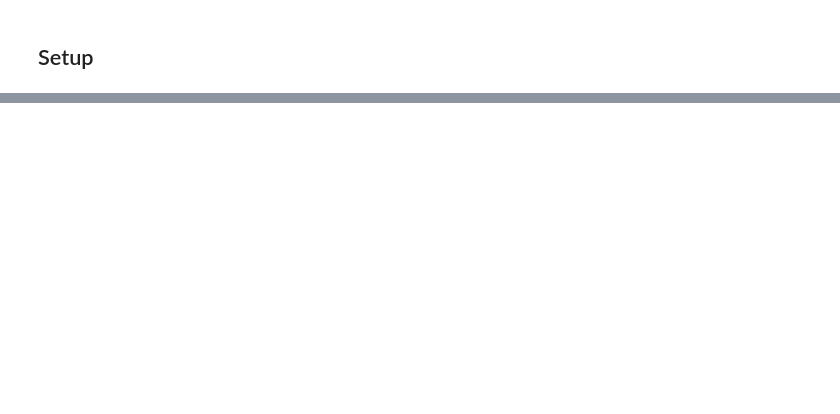
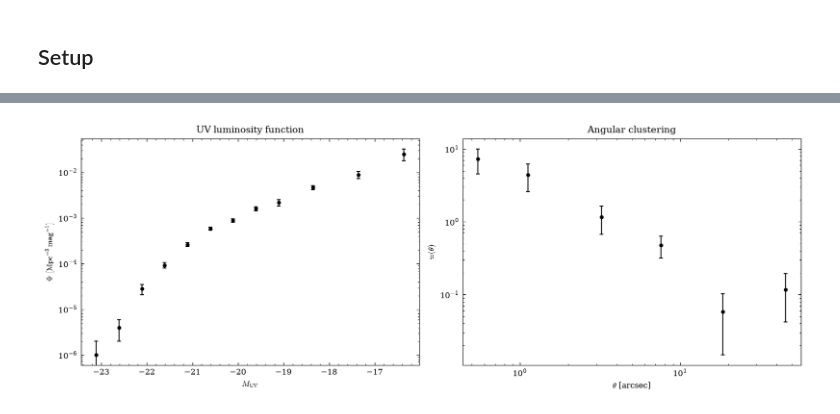
Before and after one commit to mShuntov/uvlf-hod, a Jupyter notebook: notebooks/validate_shuntov25.ipynb, the cells around one changed output, grey strips where cells are left out. Cells and saved outputs as stored; diff of their text form; code cells hidden in the pictures; blank space fills up the shorter version.

```diff
--- a/notebooks/validate_shuntov25.ipynb
+++ b/notebooks/validate_shuntov25.ipynb
@@ -364,0 +64,22 @@ KeyboardInterrupt:
+# %%
+# UV luminosity function (Bouwens+21, z~5)
+bw = bouwens21["z5"]
+MUV, phi, phi_err = (np.asarray(bw[k]) for k in ("M_AB", "Fi_k", "Fi_k_error"))
+
+# Angular correlation function (Shuntov+25, Halpha emitters at z~5.4)
+t = Table.read(DATA / "w-theta_measurements_ha-z5.4.ecsv")
+theta, w, w_err = (np.array(t[c]) for c in ("theta", "w", "w_err"))
+keep = theta < 60.0                                  # arcsec
+theta, w, w_err = theta[keep], w[keep], w_err[keep]
+
+fig, (ax1, ax2) = plt.subplots(1, 2, figsize=(11, 4))
+ax1.errorbar(MUV, phi, phi_err, fmt="o", color="k")
+ax1.set(yscale="log", xlabel=r"$M_{\rm UV}$", ylabel=r"$\Phi\ [{\rm Mpc^{-3}\,mag^{-1}}]$",
+        title="UV luminosity function")
+ax2.errorbar(theta, w, w_err, fmt="o", color="k")
+ax2.set(xscale="log", yscale="log",
+        xlabel=r"$\theta$ [arcsec]", ylabel=r"$w(\theta)$", title="Angular clustering")
+plt.tight_layout()
+plt.show()
+# %% [output]
+[figure, added]
```
Also changed, not shown: parts of 40 cells of this notebook, 15 other files.
